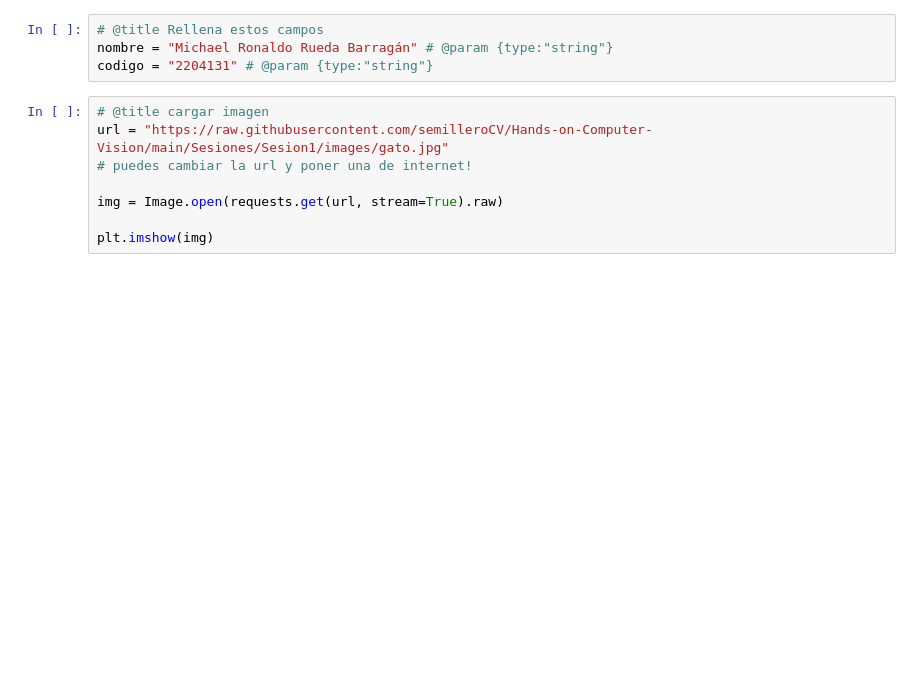
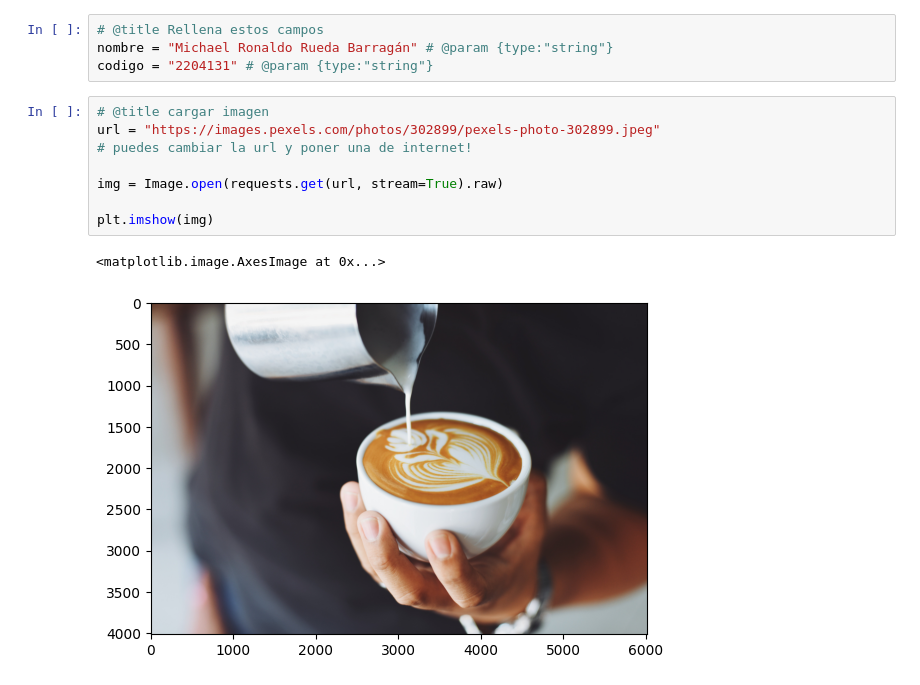
Before and after one commit to Distagnent/Hands-on-Computer-Vision, a Jupyter notebook: Sesiones/Sesion1/Exercise1.ipynb, the cells around one changed output. Saved outputs shown, nothing was run; the diff lists cells and outputs as text; blank space fills up the shorter version.

Commit message:
Agregar Imagen Café

```diff
--- a/Sesiones/Sesion1/Exercise1.ipynb
+++ b/Sesiones/Sesion1/Exercise1.ipynb
@@ -18,12 +18,15 @@ nombre = "Michael Ronaldo Rueda Barragán" # @param {type:"string"}
 codigo = "2204131" # @param {type:"string"}
 # %%
 # @title cargar imagen
-url = "https://raw.githubusercontent.com/semilleroCV/Hands-on-Computer-Vision/main/Sesiones/Sesion1/images/gato.jpg"
+url = "https://images.pexels.com/photos/302899/pexels-photo-302899.jpeg"
 # puedes cambiar la url y poner una de internet!
 
 img = Image.open(requests.get(url, stream=True).raw)
 
 plt.imshow(img)
+# %% [output]
+<matplotlib.image.AxesImage at 0x...>
+[figure, added]
 # %%
 # @title clasificar imagen
 classifier = pipeline('image-classification')
```
Also changed, not shown: parts of 1 cell of this notebook.
